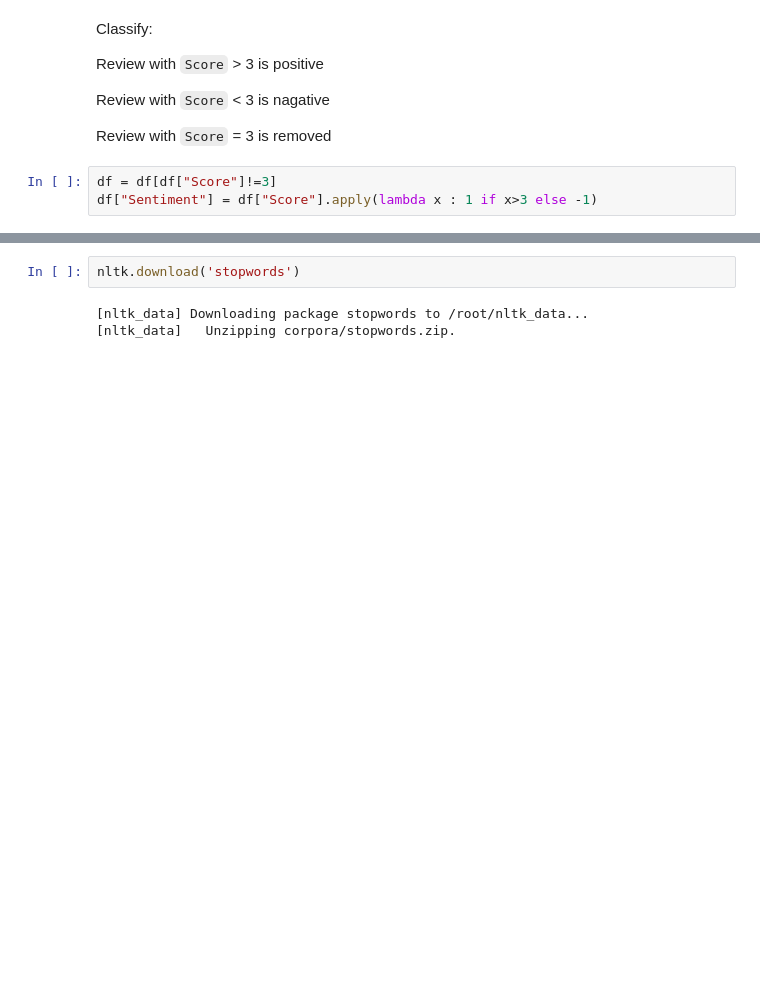
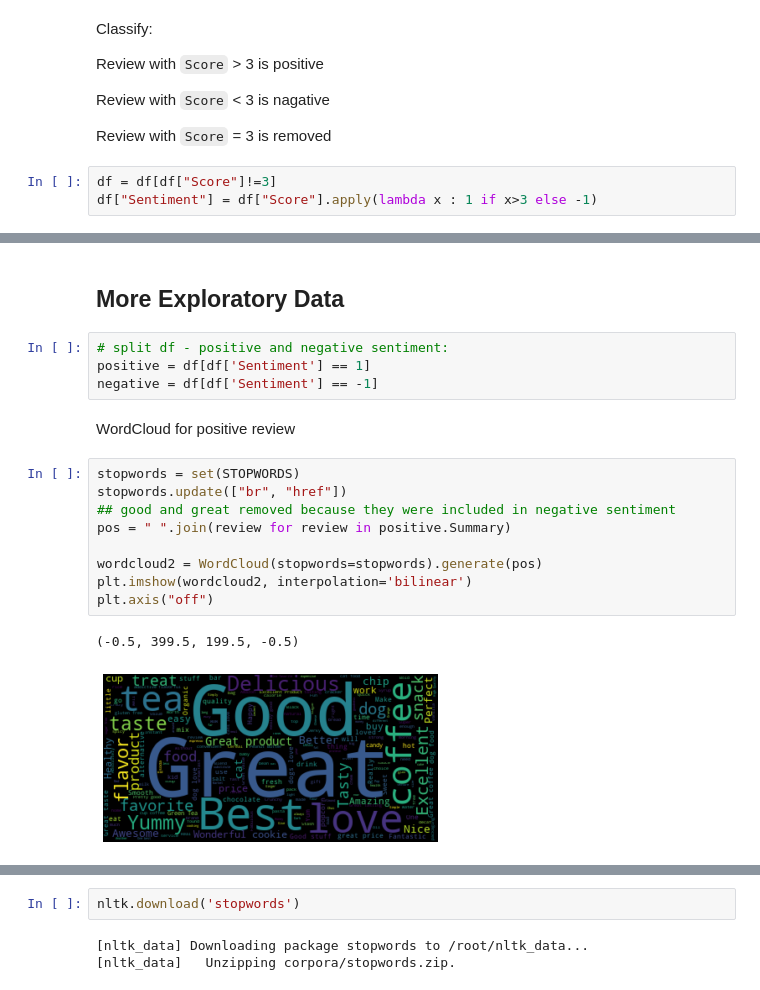
Before and after one commit to truongthuanr/self-learning-project, a Jupyter notebook: 05_SentimentAnalysis.ipynb, the cells around one changed output, grey strips where cells are left out. Cells and saved outputs as stored; diff of their text form; blank space fills up the shorter version.

```diff
--- a/05_SentimentAnalysis.ipynb
+++ b/05_SentimentAnalysis.ipynb
@@ -168,0 +182,20 @@ Pass the following variable as a keyword arg: x. From version 0.12, the only val
+# %% [markdown]
+## More Exploratory Data
+# %%
+# split df - positive and negative sentiment:
+positive = df[df['Sentiment'] == 1]
+negative = df[df['Sentiment'] == -1]
+# %% [markdown]
+WordCloud for positive review
+# %%
+stopwords = set(STOPWORDS)
+stopwords.update(["br", "href"])
+## good and great removed because they were included in negative sentiment
+pos = " ".join(review for review in positive.Summary)
+
+wordcloud2 = WordCloud(stopwords=stopwords).generate(pos)
+plt.imshow(wordcloud2, interpolation='bilinear')
+plt.axis("off")
+# %% [output]
+(-0.5, 399.5, 199.5, -0.5)
+[figure, added]
```
Also changed, not shown: parts of 11 cells of this notebook.
